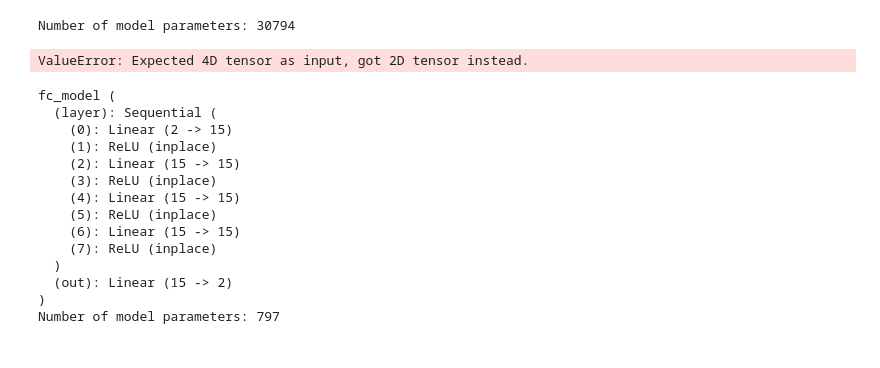
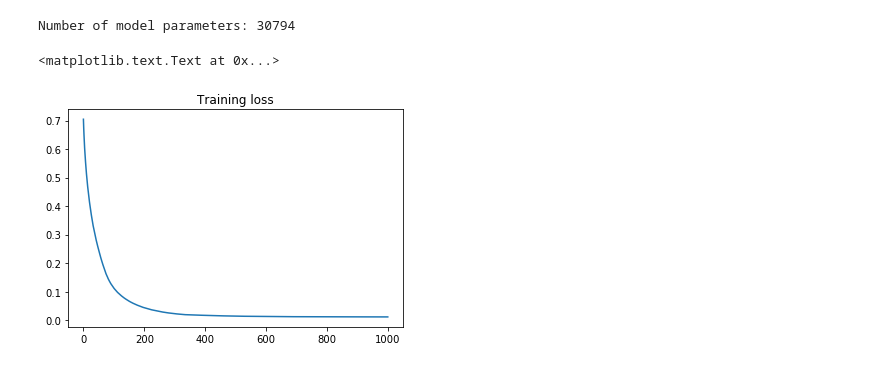
Before and after one commit to vincent6606/decision_compare, a Jupyter notebook: comparing decision boundaries.ipynb, the cells around one changed output. Drawn from its saved outputs; the diff is of its cells as text; code cells hidden in the pictures.

```diff
--- a/comparing decision boundaries.ipynb
+++ b/comparing decision boundaries.ipynb
@@ -87,8 +101,7 @@ DenseNet3 (
 x = torch.from_numpy(xTr).float()
 y = torch.from_numpy(yTr)
 x = x.contiguous()
-size = x.size()[0]
-x = x.view(size,1,1,2)
+x = x.view(-1,1,1,2)
 x, y = Variable(x), Variable(y)
 # %%
 print('Number of model parameters: {}'.format(
@@ -98,30 +111,29 @@ Number of model parameters: 30794
 # %%
 optimizer = torch.optim.SGD(dn_model.parameters(), lr=0.02)
 loss_func = torch.nn.CrossEntropyLoss()  # the target label is NOT an one-hotted
+# %%
+def adjust_learning_rate(lr,epoch,optimizer,total_epoch):
+    for param_group in optimizer.param_groups:
+        param_group['lr'] = lr*(0.5** (epoch // (total_epoch/3)))*(0.5** (epoch // (total_epoch/2))) * (0.5 ** (epoch //(total_epoch*(3/4))))
+    return optimizer.param_groups[0]['lr']
 # %%
 # plt.ion()
-for t in range(100):
+loss_data = []
+total_epoch = 1000
+for epoch in range(total_epoch):
+    lr = adjust_learning_rate(0.02,epoch,optimizer,total_epoch)
     out = dn_model(x)                 # input x and predict based on x
     loss = loss_func(out, y)     # must be (1. nn output, 2. target), the target label is NOT one-hotted
 #     print(out)
     optimizer.zero_grad()   # clear gradients for next train
     loss.backward()         # backpropagation, compute gradients
     optimizer.step()        # apply gradients
-#     print(loss.data)
-#     if t % 10 == 0 or t in [3, 6]:
-#         # plot and show learning process
-#         plt.cla()
-#         _, prediction = torch.max(F.softmax(out), 1)
-#         pred_y = prediction.data.numpy().squeeze()
-#         target_y = y.data.numpy()
-#         print(loss.data)
-#         plt.scatter(x.view(-1,2).data.numpy()[:, 0], x.view(-1,2).data.numpy()[:, 1], c=pred_y, s=100, lw=0, cmap='RdYlGn')
-#         accuracy = sum(pred_y == target_y)/x.size()[0]
-#         plt.text(1.5, -1, 'Accuracy=%.2f' % accuracy, fontdict={'size': 20, 'color':  'red'})
-#         plt.show()
-#         plt.pause(0.1)
+#     print(epoch,lr)
+    loss_data.append(loss.data[0])
+#     print(optimizer.param_groups[0]['lr'])
 
-# plt.ioff()
-loss.data[0]
+plt.plot(range(total_epoch),loss_data)
+plt.title('Training loss')
 # %% [output]
-ValueError: Expected 4D tensor as input, got 2D tensor instead.
+<matplotlib.text.Text at 0x...>
+[figure, added]
@@ -153,24 +223,3 @@ class fc_model(torch.nn.Module):
         x = self.layer(x)
 #         x = F.relu(x)
         return self.out(x)
-# %%
-
-model_2 = fc_model(2,4,2,15,0)
-print(model_2)
-print('Number of model parameters: {}'.format(
-            sum([p.data.nelement() for p in model_2.parameters()])))
-# %% [output]
-fc_model (
-  (layer): Sequential (
-    (0): Linear (2 -> 15)
-    (1): ReLU (inplace)
-    (2): Linear (15 -> 15)
-    (3): ReLU (inplace)
-    (4): Linear (15 -> 15)
-    (5): ReLU (inplace)
-    (6): Linear (15 -> 15)
-    (7): ReLU (inplace)
-  )
-  (out): Linear (15 -> 2)
-)
-Number of model parameters: 797
```
Also changed, not shown: parts of 27 cells of this notebook, 2 other files.
